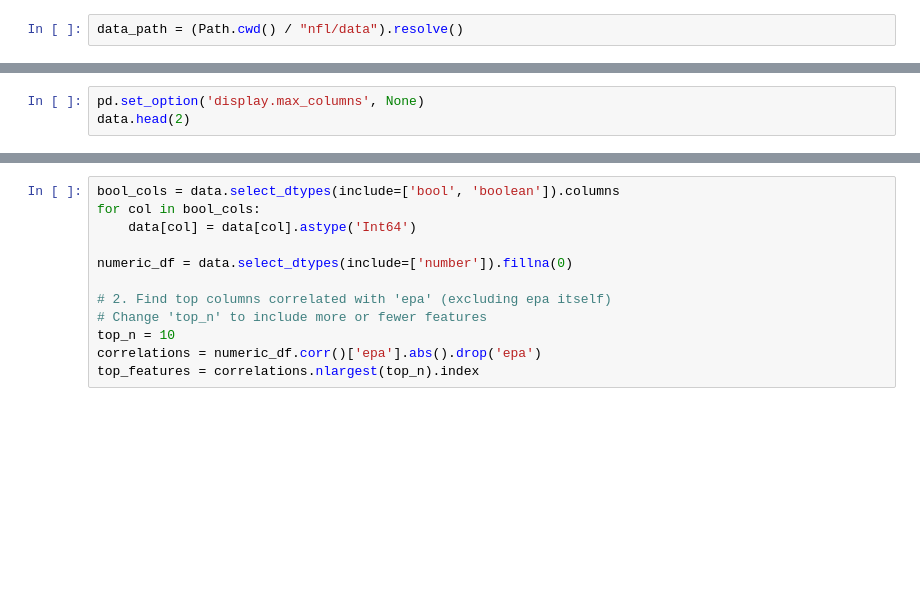
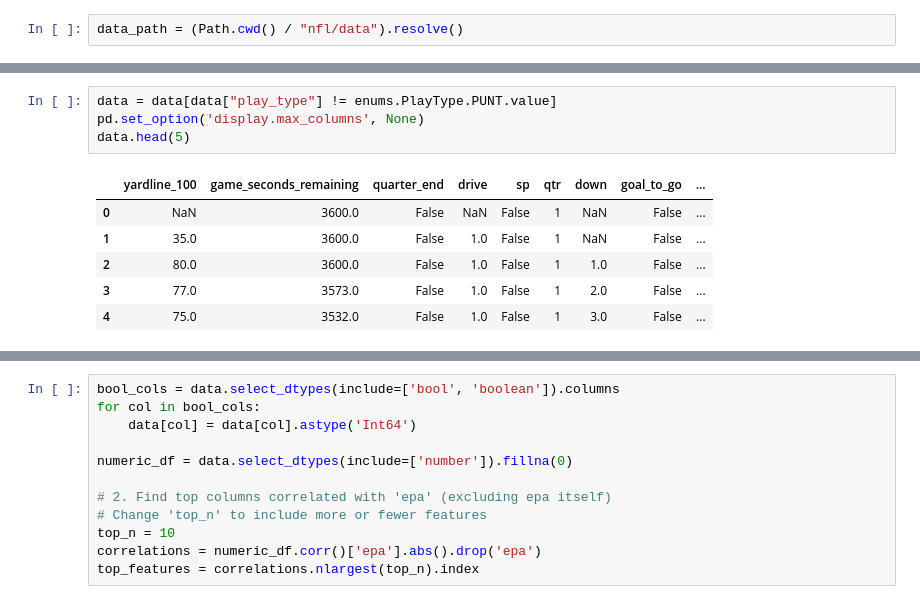
Before and after one commit to pbuccowich/nfl_analytics, a Jupyter notebook: main.ipynb, the cells around one changed output, grey strips where cells are left out. Cells and saved outputs as stored; diff of their text form; blank space fills up the shorter version.

Commit message:
missing enums, removing some more columns. Casting to enums now, not sure what for

```diff
--- a/main.ipynb
+++ b/main.ipynb
@@ -14,3 +33,11 @@ data = DataManager.get_data(path_to_json = data_path)
 # %%
+data = data[data["play_type"] != enums.PlayType.PUNT.value]
 pd.set_option('display.max_columns', None)
-data.head(2)
+data.head(5)
+# %% [output]
+|  | yardline_100 | game_seconds_remaining | quarter_end | drive | sp | qtr | down | goal_to_go | ... |
+| 0 | NaN | 3600.0 | False | NaN | False | 1 | NaN | False | ... |
+| 1 | 35.0 | 3600.0 | False | 1.0 | False | 1 | NaN | False | ... |
+| 2 | 80.0 | 3600.0 | False | 1.0 | False | 1 | 1.0 | False | ... |
+| 3 | 77.0 | 3573.0 | False | 1.0 | False | 1 | 2.0 | False | ... |
+| 4 | 75.0 | 3532.0 | False | 1.0 | False | 1 | 3.0 | False | ... |
```
Also changed, not shown: parts of 6 cells of this notebook, 6 other files.
